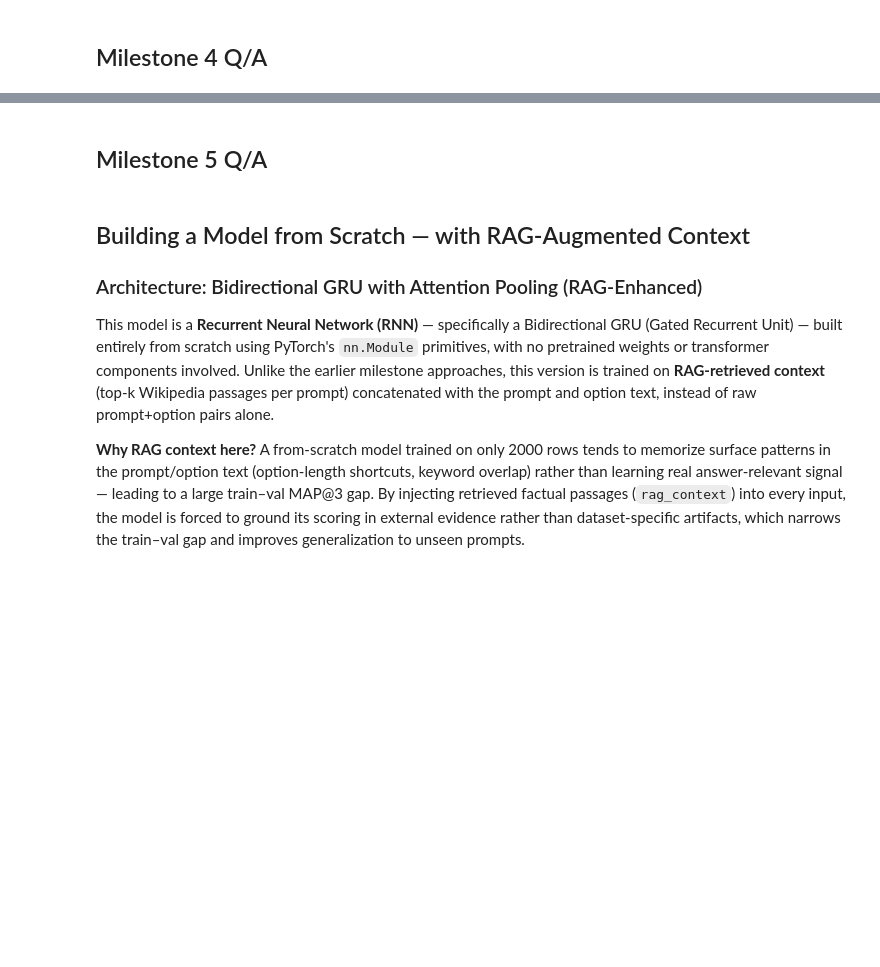
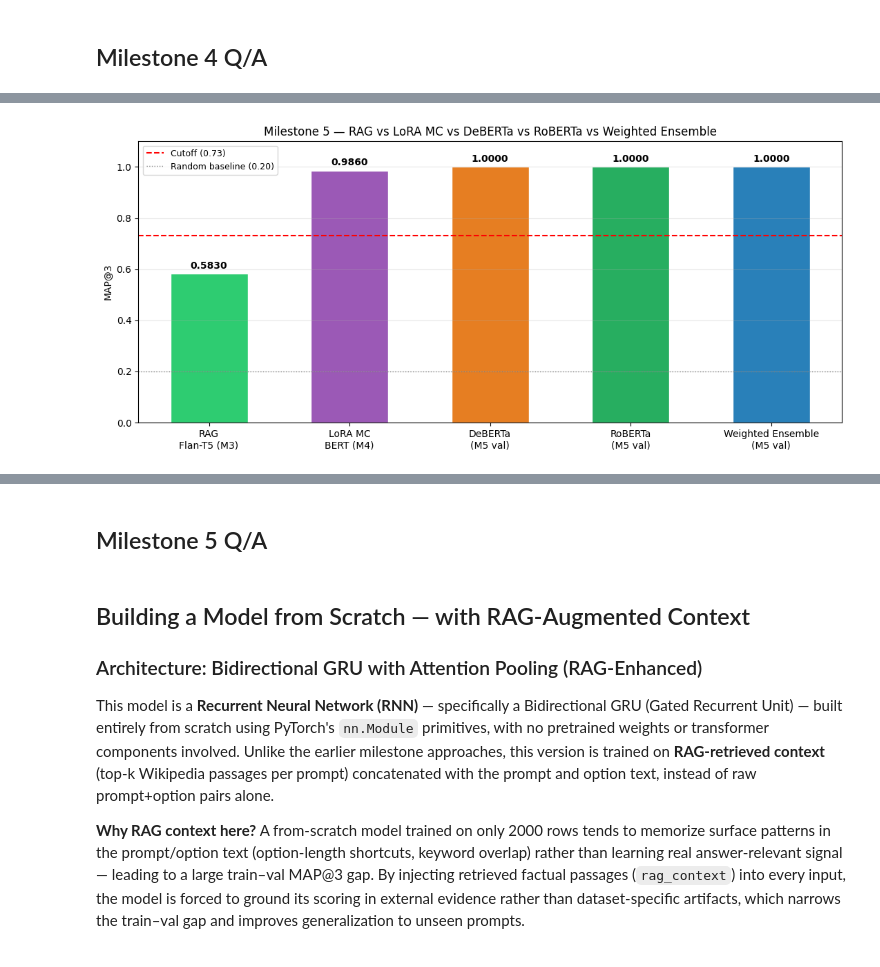
Before and after one commit to 24f1002692/genAI-project-24f1002692, a Jupyter notebook: DL-24f1002692-notebook-t22026.ipynb, the cells around one changed output, grey strips where cells are left out. Saved outputs shown, nothing was run; the diff lists cells and outputs as text; code cells hidden in the pictures; blank space fills up the shorter version.

```diff
--- a/DL-24f1002692-notebook-t22026.ipynb
+++ b/DL-24f1002692-notebook-t22026.ipynb
@@ -2459,7 +2738,8 @@ This milestone reframes the MCQ task as a single-sequence classification problem
 # %%
-# roberta_val_metrics = roberta_trainer.evaluate()
-# print("RoBERTa final validation metrics:", roberta_val_metrics)
+roberta_val_metrics = roberta_trainer.evaluate()
+print("RoBERTa final validation metrics:", roberta_val_metrics)
 
-# roberta_trainer.save_model("./m5_roberta_best")
-# roberta_tokenizer.save_pretrained("./m5_roberta_best")
-# print("Best RoBERTa checkpoint saved to ./m5_roberta_best")
+roberta_trainer.save_model("./m5_roberta_best")
+roberta_tokenizer.save_pretrained("./m5_roberta_best")
+print("Best RoBERTa checkpoint saved to ./m5_roberta_best")
+wandb.finish()
@@ -2497,37 +2826,39 @@ This milestone reframes the MCQ task as a single-sequence classification problem
 # %%
-# # ================================================================
-# # Milestone 5 — All Milestones Comparison (through M5)
-# # ================================================================
-# labels_m5_all = [
-#     'RAG\nFlan-T5 (M3)',
-#     'LoRA MC\nBERT (M4)',
-#     'DeBERTa\n(M5 val)', 'RoBERTa\n(M5 val)', 'Weighted Ensemble\n(M5 val)'
-# ]
-# scores_m5_all = [
-#     0.583,
-#     map3_lora_mc,
-#     deberta_val_metrics['eval_map3'], roberta_val_metrics['eval_map3'], weighted_val_map3
-# ]
-# colors_m5_all = ['#2ECC71', '#9B59B6', '#E67E22', '#27AE60', '#2980B9']
+# ================================================================
+# Milestone 5 — All Milestones Comparison (through M5)
+# ================================================================
+labels_m5_all = [
+    'RAG\nFlan-T5 (M3)',
+    'LoRA MC\nBERT (M4)',
+    'DeBERTa\n(M5 val)', 'RoBERTa\n(M5 val)', 'Weighted Ensemble\n(M5 val)'
+]
+scores_m5_all = [
+    0.583,
+    map3_lora_mc,
+    deberta_val_metrics['eval_map3'], roberta_val_metrics['eval_map3'], weighted_val_map3
+]
+colors_m5_all = ['#2ECC71', '#9B59B6', '#E67E22', '#27AE60', '#2980B9']
 
-# fig, ax = plt.subplots(figsize=(11, 5))
-# bars = ax.bar(labels_m5_all, scores_m5_all, color=colors_m5_all, width=0.55, edgecolor='white')
-# ax.axhline(0.73, color='red', lw=1.5, ls='--', label='Cutoff (0.73)')
-# ax.axhline(0.20, color='gray', lw=1, ls=':', label='Random baseline (0.20)')
-# ax.set_ylim(0, 1.1)
-# ax.set_ylabel('MAP@3')
-# ax.set_title('Milestone 5 — RAG vs LoRA MC vs DeBERTa vs RoBERTa vs Weighted Ensemble')
-# for bar, score in zip(bars, scores_m5_all):
-#     ax.text(bar.get_x() + bar.get_width() / 2, bar.get_height() + 0.02, f'{score:.4f}',
-#             ha='center', fontweight='bold')
-# ax.legend(fontsize=9)
-# ax.grid(axis='y', alpha=0.3)
-# plt.tight_layout()
-# plt.show()
+fig, ax = plt.subplots(figsize=(11, 5))
+bars = ax.bar(labels_m5_all, scores_m5_all, color=colors_m5_all, width=0.55, edgecolor='white')
+ax.axhline(0.73, color='red', lw=1.5, ls='--', label='Cutoff (0.73)')
+ax.axhline(0.20, color='gray', lw=1, ls=':', label='Random baseline (0.20)')
+ax.set_ylim(0, 1.1)
+ax.set_ylabel('MAP@3')
+ax.set_title('Milestone 5 — RAG vs LoRA MC vs DeBERTa vs RoBERTa vs Weighted Ensemble')
+for bar, score in zip(bars, scores_m5_all):
+    ax.text(bar.get_x() + bar.get_width() / 2, bar.get_height() + 0.02, f'{score:.4f}',
+            ha='center', fontweight='bold')
+ax.legend(fontsize=9)
+ax.grid(axis='y', alpha=0.3)
+plt.tight_layout()
+plt.show()
 
-# print("=== Milestone 3–5 — MAP@3 summary ===")
-# print(f"RAG (Flan-T5, M3)         : 0.5830")
-# print(f"LoRA MC (BERT, M4)        : {map3_lora_mc:.4f}")
-# print(f"DeBERTa (M5 val)          : {deberta_val_metrics['eval_map3']:.4f}")
-# print(f"RoBERTa (M5 val)          : {roberta_val_metrics['eval_map3']:.4f}")
-# print(f"Weighted Ensemble (M5 val): {weighted_val_map3:.4f}")
+print("=== Milestone 3–5 — MAP@3 summary ===")
+print(f"RAG (Flan-T5, M3)         : 0.5830")
+print(f"LoRA MC (BERT, M4)        : {map3_lora_mc:.4f}")
+print(f"DeBERTa (M5 val)          : {deberta_val_metrics['eval_map3']:.4f}")
+print(f"RoBERTa (M5 val)          : {roberta_val_metrics['eval_map3']:.4f}")
+print(f"Weighted Ensemble (M5 val): {weighted_val_map3:.4f}")
+# %% [output]
+[figure, added]
```
Also changed, not shown: parts of 34 cells of this notebook.
